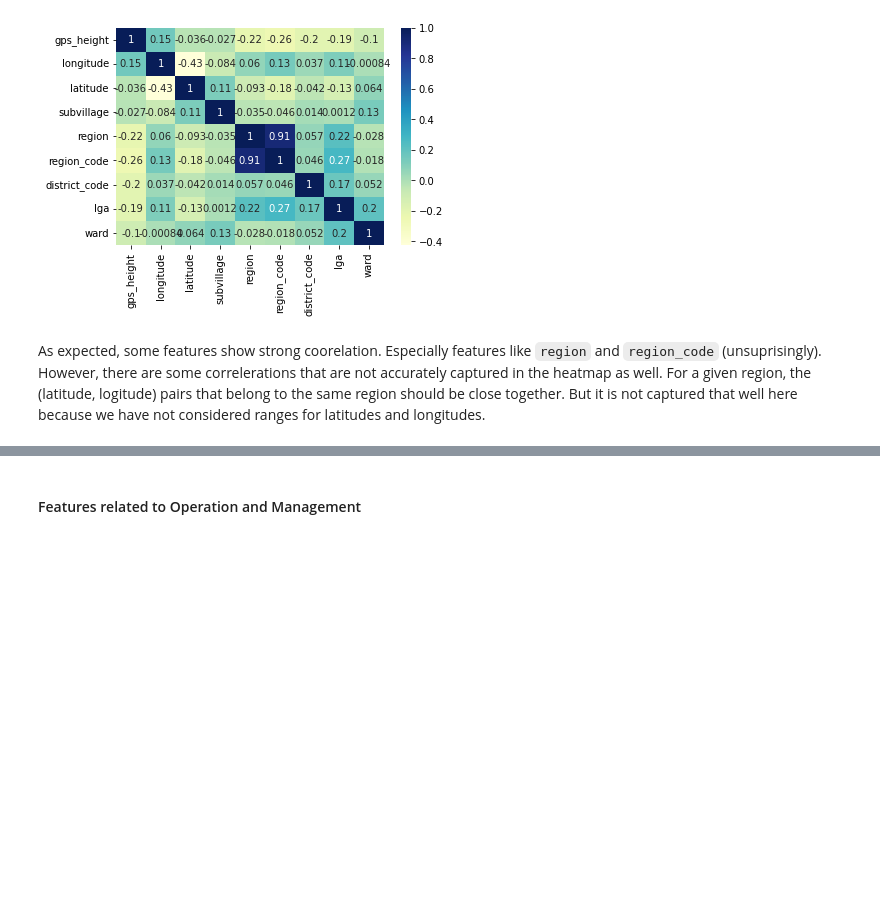
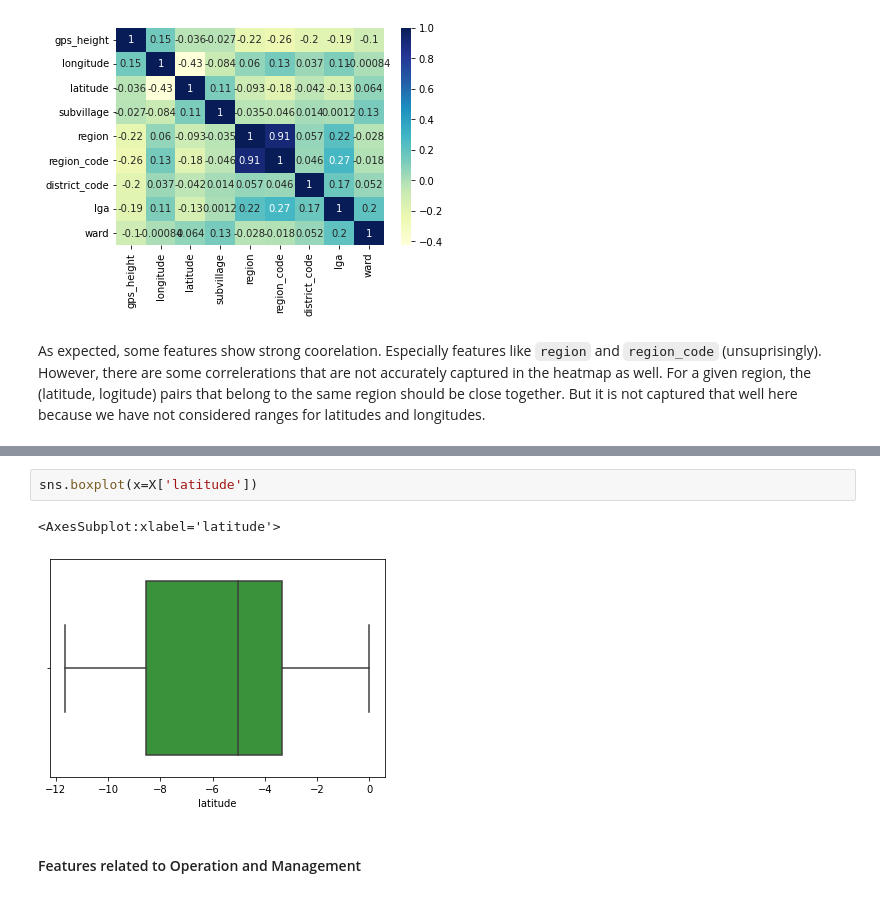
Before and after one commit to ThumulaPerera/Pump-it-up, a Jupyter notebook: notebooks/EDA.ipynb, the cells around one changed output, grey strips where cells are left out. Saved outputs shown, nothing was run; the diff lists cells and outputs as text; blank space fills up the shorter version.

```diff
--- a/notebooks/EDA.ipynb
+++ b/notebooks/EDA.ipynb
@@ -270,3 +282,8 @@ However, there are some correlerations that are not accurately captured in the h
+# %%
+sns.boxplot(x=X['latitude'])
+# %% [output]
+<AxesSubplot:xlabel='latitude'>
+[figure, added]
 # %% [markdown]
 #### Features related to Operation and Management
 # %% [markdown]
```
Also changed, not shown: parts of 3 cells of this notebook, 1 other file.
